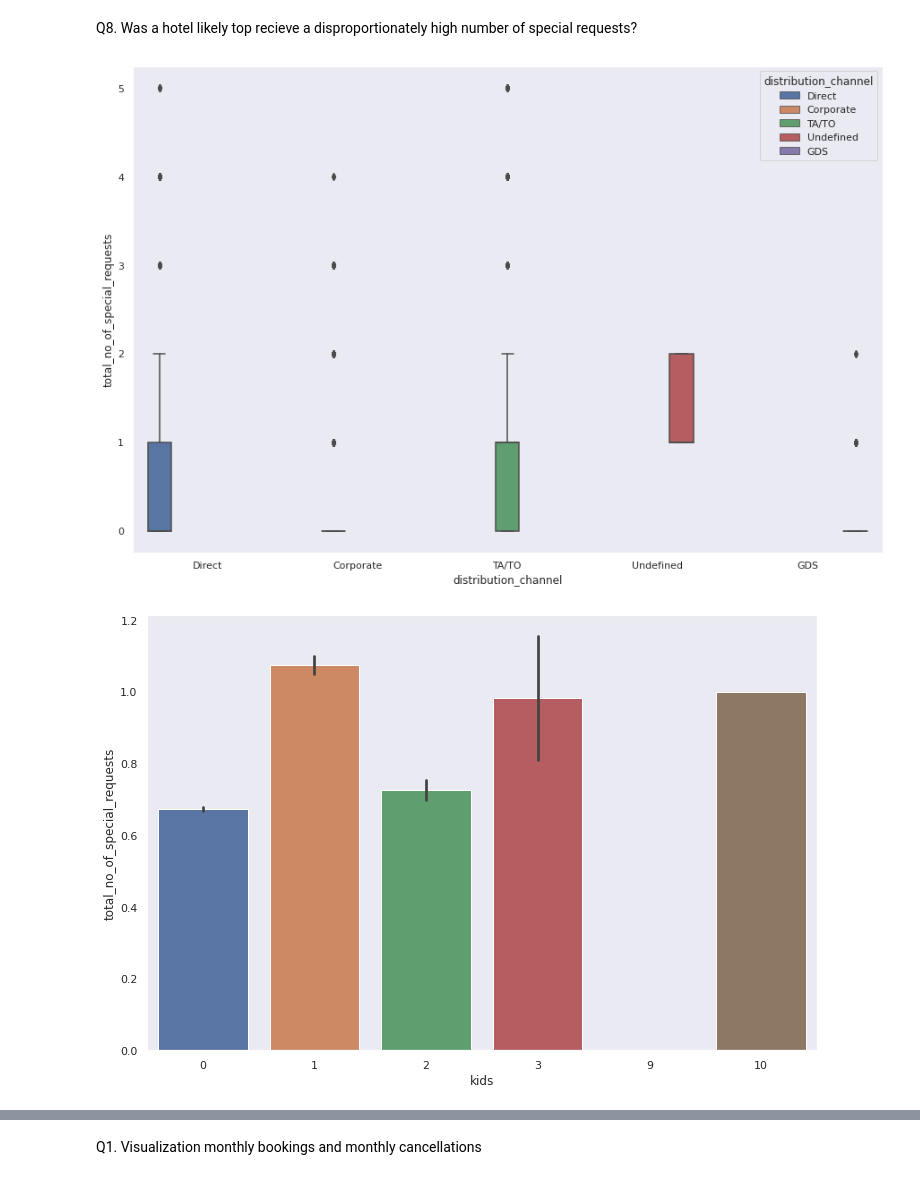
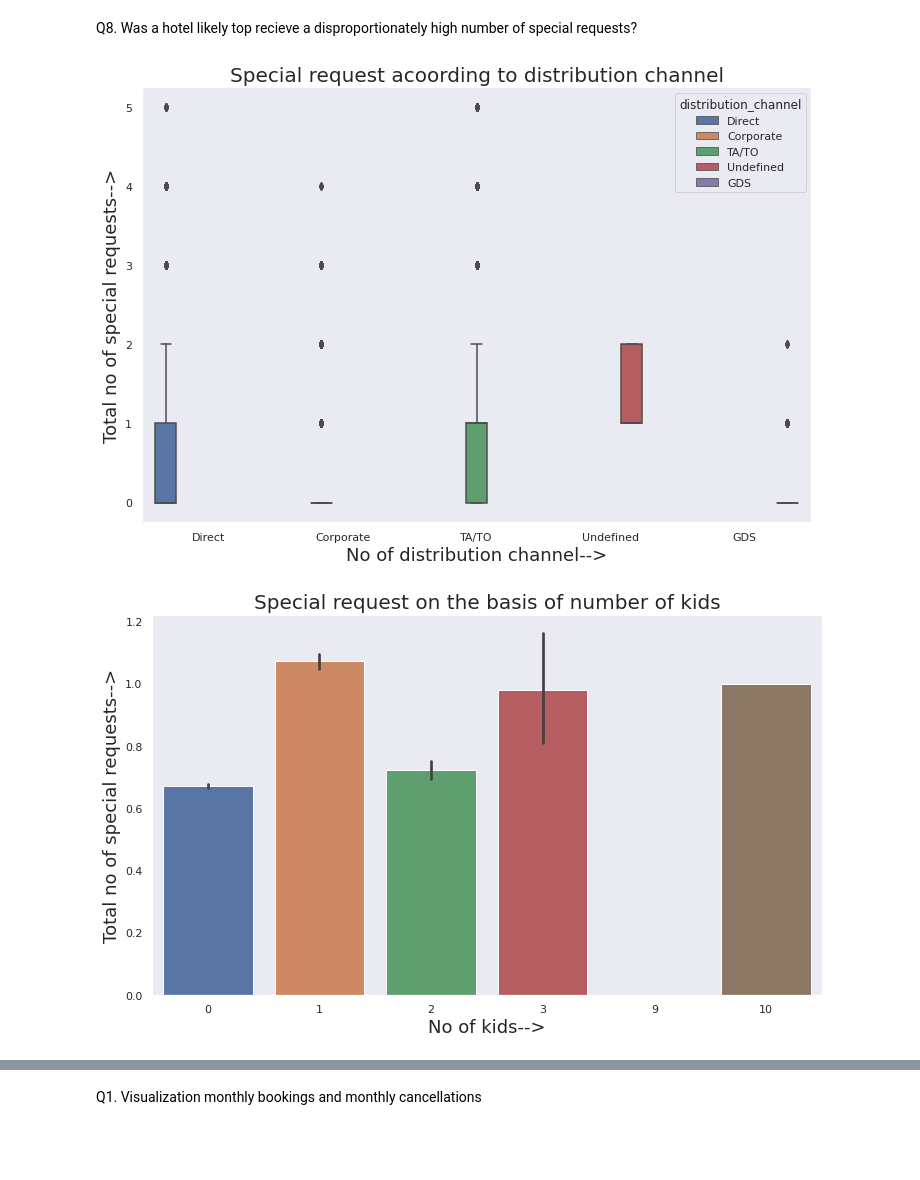
Before and after one commit to niteshavagabond/Hotel-Booking-analysis, a Jupyter notebook: Hotel_Booking_Analysis_Capstone_Project.ipynb, the cells around one changed output, grey strips where cells are left out. Cells and saved outputs as stored; diff of their text form; code cells hidden in the pictures; blank space fills up the shorter version.

```diff
--- a/Hotel_Booking_Analysis_Capstone_Project.ipynb
+++ b/Hotel_Booking_Analysis_Capstone_Project.ipynb
@@ -448,19 +458,24 @@ Q8. Was a hotel likely top recieve a disproportionately high number of special r
 # %%
 #Special request acoording to distribution channel
 sns.boxplot(x="distribution_channel", y="total_no_of_special_requests",hue='distribution_channel',data= df)
-
+plt.xlabel('No of distribution channel-->',fontsize=18)
+plt.ylabel('Total no of special requests-->',fontsize=18)
+plt.title("Special request acoording to distribution channel",fontsize=20)
 fig = plt.gcf()
-fig.set_size_inches(15,10)
+fig.set_size_inches(12,8)
 # %% [output]
-[figure, old version]
+[figure, new version]
 # %%
-#Special requests on the basis of number of kid.
+#Special requests on the basis of number of kids.
 df['kids'] = df['no_of_children']+df['no_of_babies']
+plt.figure(figsize=(12,7))
 sns.barplot(x="kids", y="total_no_of_special_requests",data= df)
+plt.xlabel('No of kids-->',fontsize=18)
+plt.ylabel('Total no of special requests-->',fontsize=18)
+plt.title("Special request on the basis of number of kids",fontsize=20)
 fig = plt.gcf()
-fig.set_size_inches(12,8)
 # %% [output]
-[figure, old version]
+[figure, new version]
 # %%
 #Special request on the basis of number of adults.
 sns.barplot(x="no_of_adults", y="total_no_of_special_requests",data= df)
```
Also changed, not shown: parts of 37 cells of this notebook.
